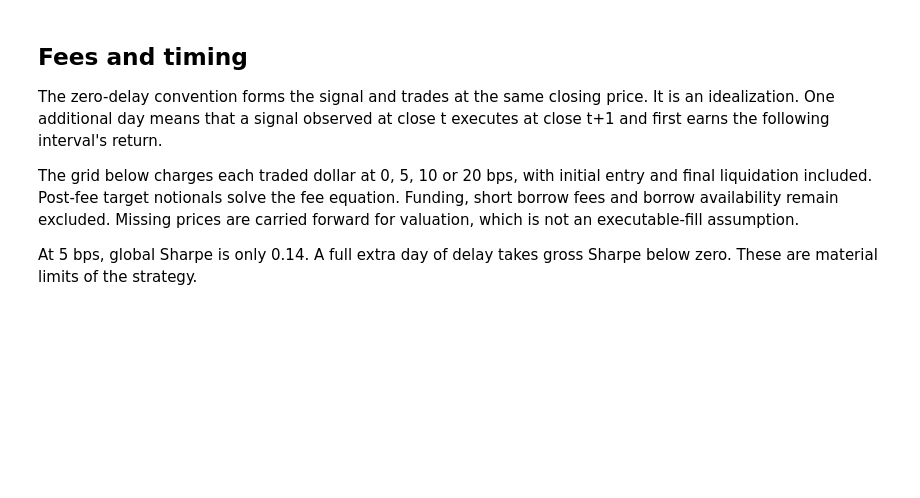
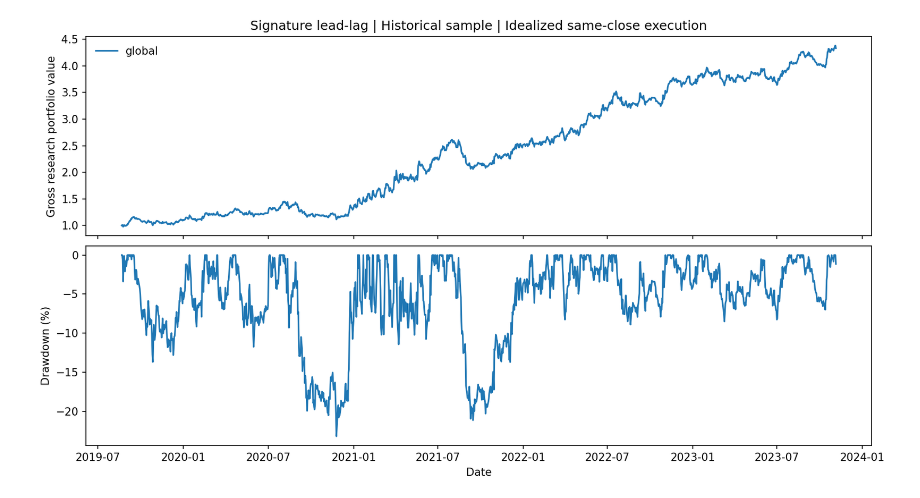
Before and after one commit to Juliansaiani/directed-return-networks, a Jupyter notebook: notebooks/research.ipynb, the cells around one changed output. Cells and saved outputs as stored; diff of their text form; code cells hidden in the pictures; blank space fills up the shorter version.

```diff
--- a/notebooks/research.ipynb
+++ b/notebooks/research.ipynb
@@ -75,8 +32,4 @@ Original normalization max |H-H*|: 1.676689298966408
-# %% [markdown]
-## Fees and timing
-
-The zero-delay convention forms the signal and trades at the same closing price. It is an idealization. One additional day means that a signal observed at close t executes at close t+1 and first earns the following interval's return.
-
-The grid below charges each traded dollar at 0, 5, 10 or 20 bps, with initial entry and final liquidation included. Post-fee target notionals solve the fee equation. Funding, short borrow fees and borrow availability remain excluded. Missing prices are carried forward for valuation, which is not an executable-fill assumption.
-
-At 5 bps, global Sharpe is only 0.14. A full extra day of delay takes gross Sharpe below zero. These are material limits of the strategy.
+# %%
+display(Image(filename=str(A/'performance.png')))
+# %% [output]
+[figure, added]
```
Also changed, not shown: parts of 14 cells of this notebook, 5 other files.
